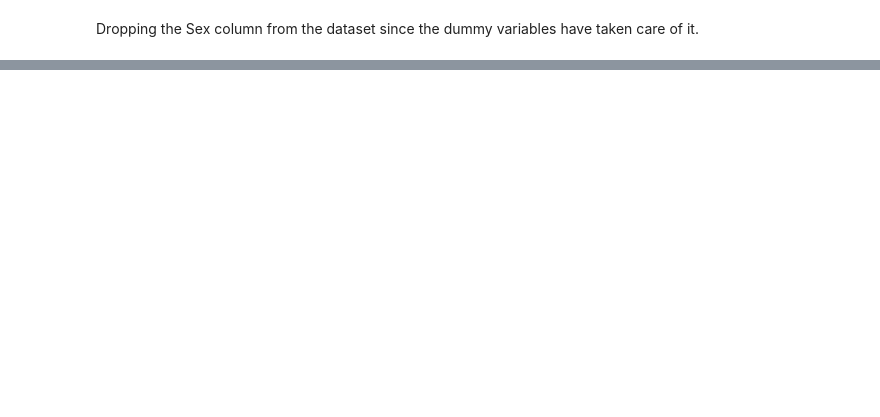
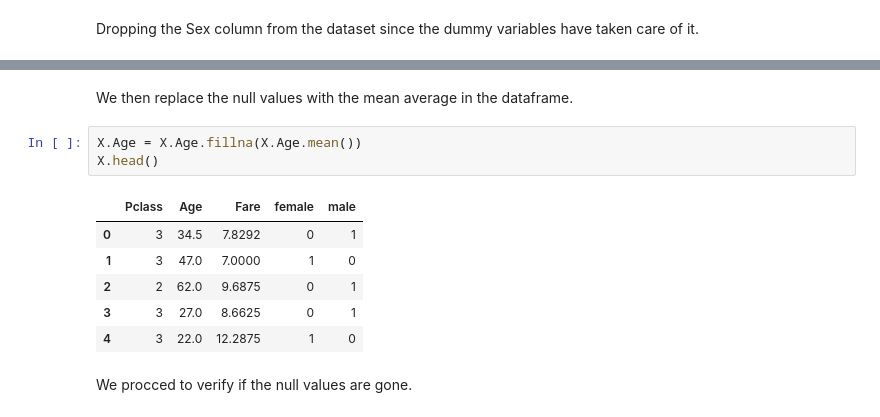
Before and after one commit to clearf29/Titanic-Practice, a Jupyter notebook: Titanic.ipynb, the cells around one changed output, grey strips where cells are left out. Drawn from its saved outputs; the diff is of its cells as text; blank space fills up the shorter version.

```diff
--- a/Titanic.ipynb
+++ b/Titanic.ipynb
@@ -76,0 +93,14 @@ KeyError: ignored
+# %% [markdown]
+We then replace the null values with the mean average in the dataframe.
+# %%
+X.Age = X.Age.fillna(X.Age.mean())
+X.head()
+# %% [output]
+|  | Pclass | Age | Fare | female | male |
+| 0 | 3 | 34.5 | 7.8292 | 0 | 1 |
+| 1 | 3 | 47.0 | 7.0000 | 1 | 0 |
+| 2 | 2 | 62.0 | 9.6875 | 0 | 1 |
+| 3 | 3 | 27.0 | 8.6625 | 0 | 1 |
+| 4 | 3 | 22.0 | 12.2875 | 1 | 0 |
+# %% [markdown]
+We procced to verify if the null values are gone.
```
Also changed, not shown: parts of 20 cells of this notebook.
